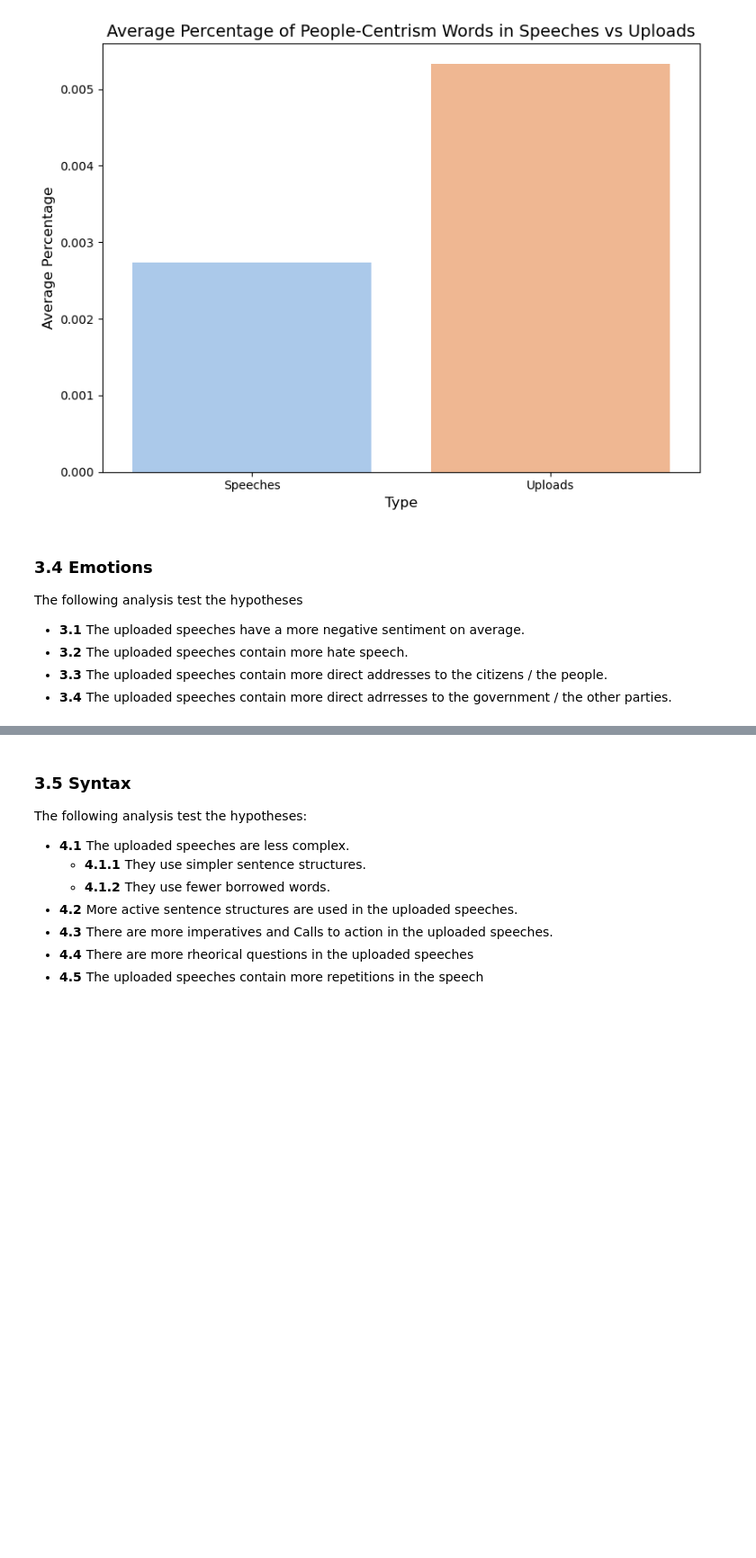
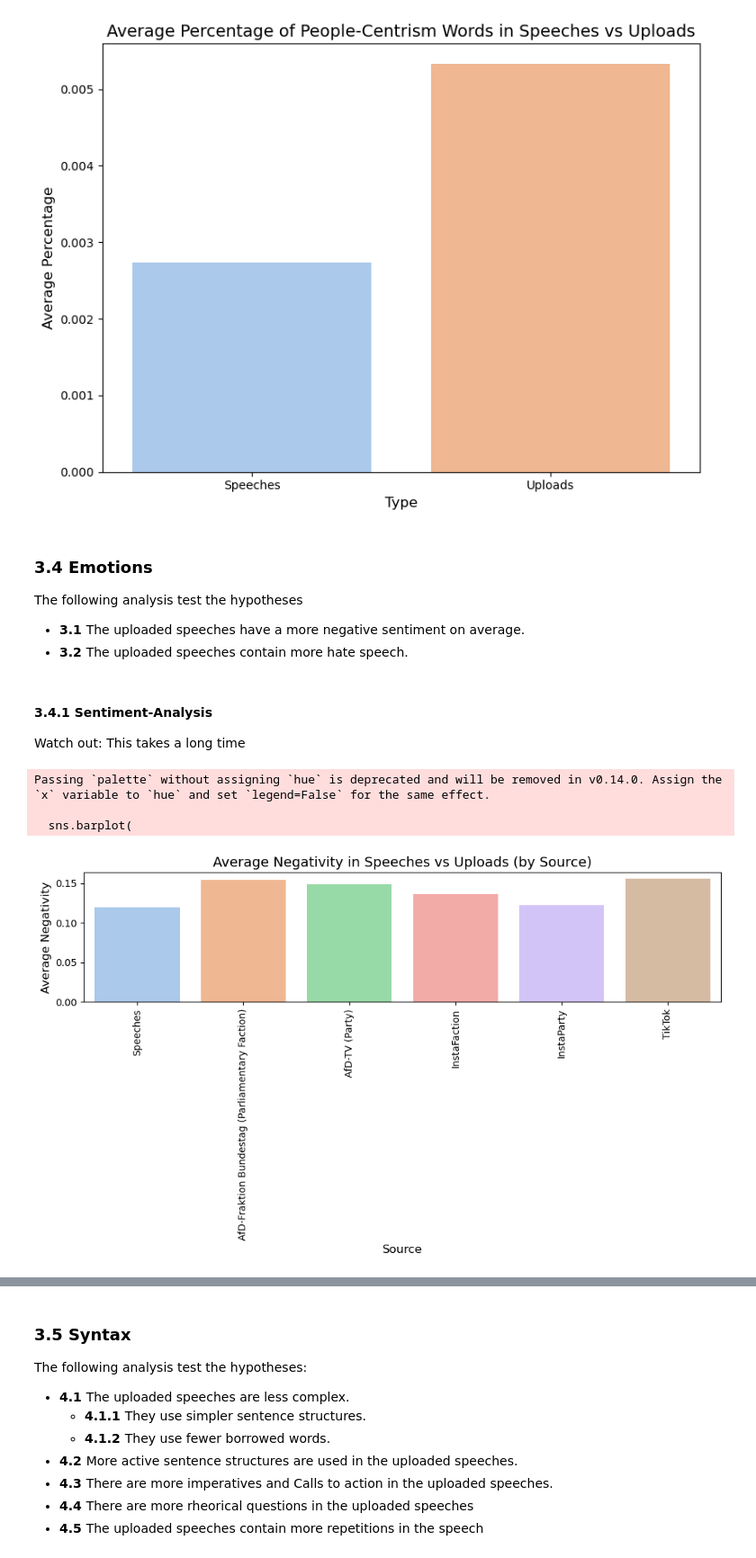
Before and after one commit to MoritzStockmar/afd-on-some, a Jupyter notebook: exploratory.ipynb, the cells around one changed output, grey strips where cells are left out. Shown at 90% size. Drawn from its saved outputs; the diff is of its cells as text; code cells hidden in the pictures; blank space fills up the shorter version.

```diff
--- a/exploratory.ipynb
+++ b/exploratory.ipynb
@@ -1673,5 +1673,3 @@ The following analysis test the hypotheses
 
 - <b> 3.1 </b> The uploaded speeches have a more negative sentiment on average.
 - <b> 3.2 </b> The uploaded speeches contain more hate speech.
-- <b> 3.3 </b> The uploaded speeches contain more direct addresses to the citizens / the people.
-- <b> 3.4 </b> The uploaded speeches contain more direct adrresses to the government / the other parties.
@@ -1679,0 +1676,4 @@ The following analysis test the hypotheses
+# %% [markdown]
+#### 3.4.1 Sentiment-Analysis
+
+Watch out: This takes a long time
@@ -1679,0 +1708,62 @@ The following analysis test the hypotheses
+# %%
+from collections import Counter
+# Get the average sentiment of the speeches and uploads
+#sentiment_df.reset_index(inplace=True)
+
+sentiment_df['speech_sentiment_counted'] = sentiment_df['speech_sentiments'].dropna().apply(
+    lambda x: Counter([item for sublist in x for item in sublist])
+)
+sentiment_df['upload_sentiment_counted'] = sentiment_df['upload_sentiments'].dropna().apply(
+    lambda x: Counter([item for sublist in x for item in sublist])
+)
+# Get the average sentiment of the speeches and uploads
+sentiment_df['speech_sentiment_negativity'] = sentiment_df['speech_sentiment_counted'].dropna().apply(
+    lambda x: x['negative'] / (x['negative'] + x['neutral'] + x['positive']) if (x['negative'] + x['neutral'] + x['positive']) > 0 else 0
+)
+sentiment_df['upload_sentiment_negativity'] = sentiment_df['upload_sentiment_counted'].dropna().apply(
+    lambda x: x['negative'] / (x['negative'] + x['neutral'] + x['positive']) if (x['negative'] + x['neutral'] + x['positive']) > 0 else 0
+)
+# Visualize the results
+import matplotlib.pyplot as plt
+import seaborn as sns
+
+# Split the 'uploaded_source' into multiple rows if there are multiple sources
+local_sentiment_df = sentiment_df.copy()
+local_sentiment_df['uploaded_source'] = local_sentiment_df['uploaded_source'].apply(lambda x: x.split(',') if isinstance(x, str) else x)
+local_sentiment_df = local_sentiment_df.explode('uploaded_source')
+
+# Calculate average negativity for speeches
+average_negativity_speeches = sentiment_df['speech_sentiment_negativity'].mean()
+
+# Calculate average negativity for uploads, grouped by 'uploaded_source'
+average_negativity_uploads = local_sentiment_df.groupby('uploaded_source')['upload_sentiment_negativity'].mean().reset_index()
+
+# Add speeches as a separate category for comparison
+average_negativity_uploads = pd.concat([
+    pd.DataFrame({'uploaded_source': ['Speeches'], 'upload_sentiment_negativity': [average_negativity_speeches]}),
+    average_negativity_uploads
+])
+
+# Plot the bar chart
+plt.figure(figsize=(10, 6))
+sns.barplot(
+    data=average_negativity_uploads,
+    x='uploaded_source',
+    y='upload_sentiment_negativity',
+    palette='pastel'
+)
+
+# Add labels and title
+plt.title('Average Negativity in Speeches vs Uploads (by Source)', fontsize=14)
+plt.xlabel('Source', fontsize=12)
+plt.ylabel('Average Negativity', fontsize=12)
+plt.xticks(rotation=90)
+
+# Show the plot
+plt.tight_layout()
+plt.show()
+# %% [output]
+Passing `palette` without assigning `hue` is deprecated and will be removed in v0.14.0. Assign the `x` variable to `hue` and set `legend=False` for the same effect.
+
+  sns.barplot(
+[figure, added]
```
Also changed, not shown: parts of 9 cells of this notebook, 1 other file.
